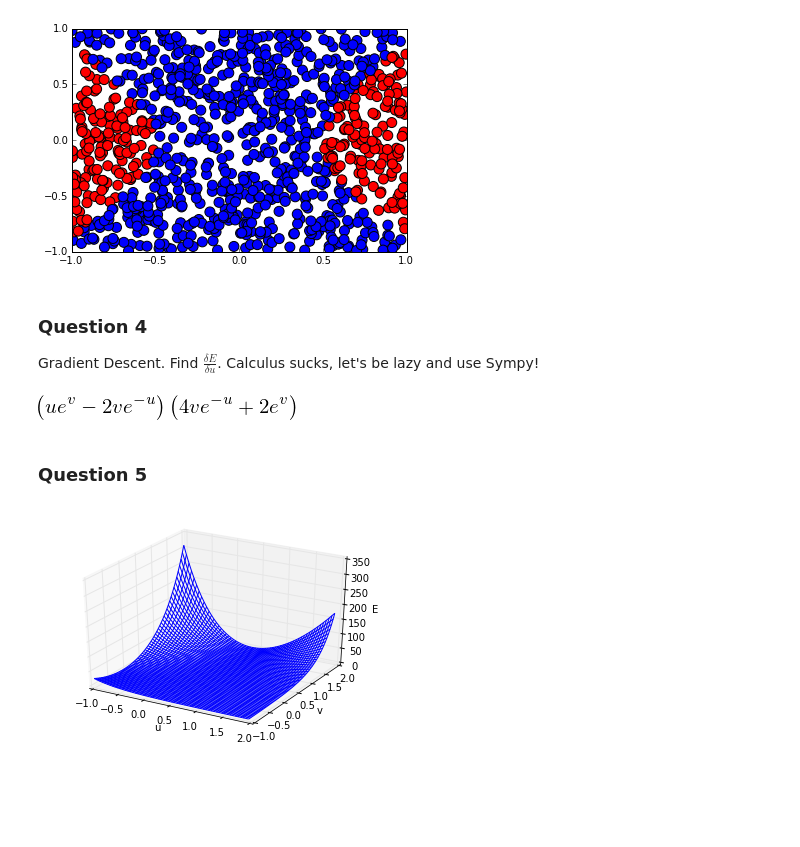
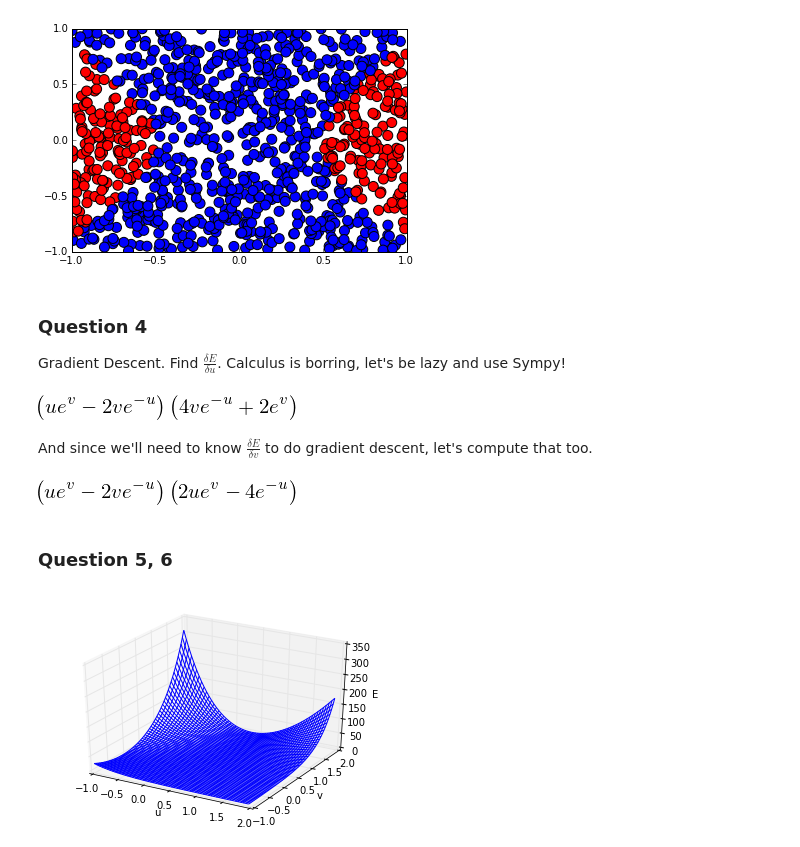
Before and after one commit to cjbayesian/cs_1156, a Jupyter notebook: hw5/hw5.ipynb, the cells around one changed output. Drawn from its saved outputs; the diff is of its cells as text; code cells hidden in the pictures; blank space fills up the shorter version.

Commit message:
gradient descent

```diff
--- a/hw5/hw5.ipynb
+++ b/hw5/hw5.ipynb
@@ -86,7 +86,7 @@ plot_perc(d)
 [figure]
 # %% [markdown]
 ### Question 4
-Gradient Descent. Find $\frac {\delta E} {\delta u}$. Calculus sucks, let's be lazy and use Sympy!
+Gradient Descent. Find $\frac {\delta E} {\delta u}$. Calculus is borring, let's be lazy and use Sympy!
 # %%
 from sympy import *
 u, e, v = symbols('u e v')
@@ -95,8 +95,14 @@ init_printing(use_unicode=True)
 diff((u*exp(v) - 2 * v * exp(-u) )**2,u)
 # %% [output]
 [figure]
+# %% [markdown]
+And since we'll need to know $\frac {\delta E} {\delta v}$ to do gradient descent, let's compute that too.
+# %%
+diff((u*exp(v) - 2 * v * exp(-u) )**2,v)
+# %% [output]
+[figure, added]
 # %% [markdown]
-### Question 5
+### Question 5, 6
 # %%
 def fun(u,v):
     return (u*exp(v) - 2 * v * exp(-u) )**2
```
Also changed, not shown: parts of 7 cells of this notebook.
